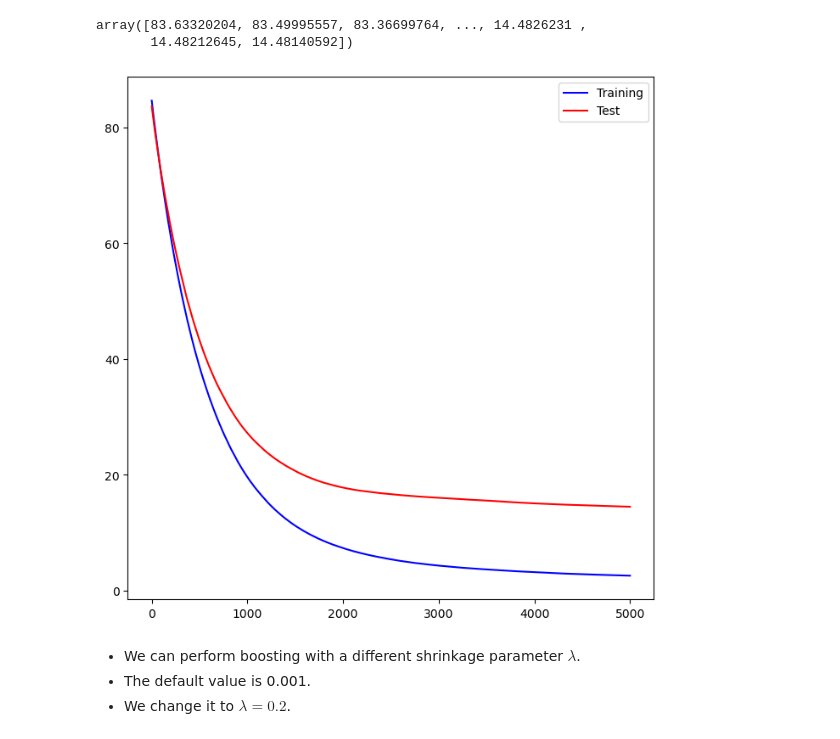
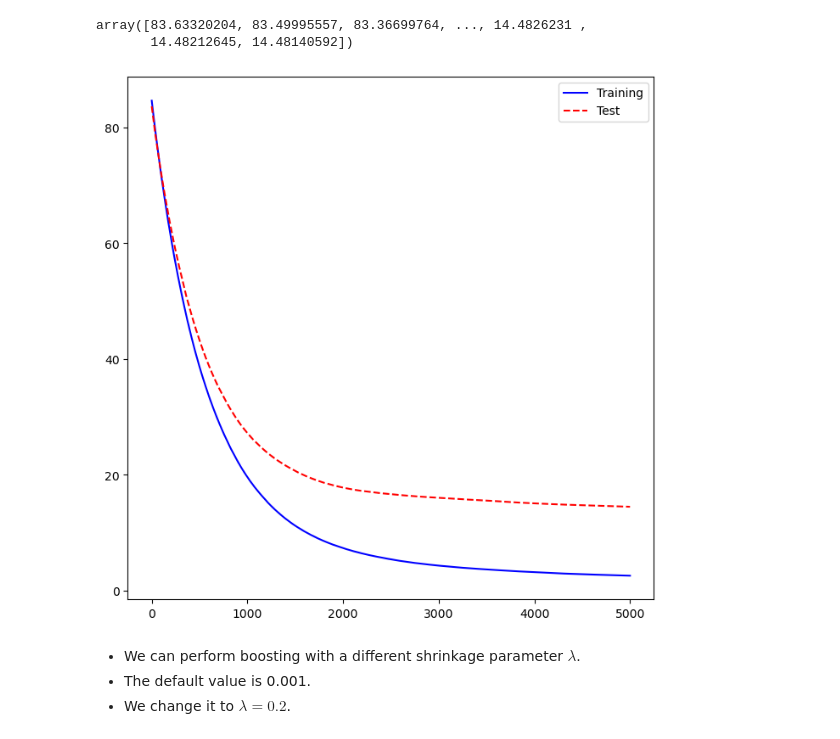
Before and after one commit to htdbui/ISLP_Lab, a Jupyter notebook: Boston.ipynb, the cells around one changed output. Cells and saved outputs as stored; diff of their text form; code cells hidden in the pictures.

```diff
--- a/Boston.ipynb
+++ b/Boston.ipynb
@@ -273,19 +273,19 @@ array([83.63320204, 83.49995557, 83.36699764, ..., 14.4826231 ,
 # %%
 # Set the index for number of iterations
 plot_idx = np.arange(boost_boston.train_score_.shape[0])
 # Set the plot up
 ax = plt.subplots(figsize=(8,8))[1]
 # Plot the training error in blue
 ax.plot(plot_idx,
         boost_boston.train_score_,
         'b', label='Training')
 # Plot the testing error in red
 ax.plot(plot_idx,
         test_error,
-        'r', label='Test')
+        'r--', label='Test')
 ax.legend();
 # %% [output]
-[figure, old version]
+[figure, new version]
 # %% [markdown]
 
 - We can perform boosting with a different shrinkage parameter $\lambda$.
```
Also changed, not shown: parts of 1 cell of this notebook.
